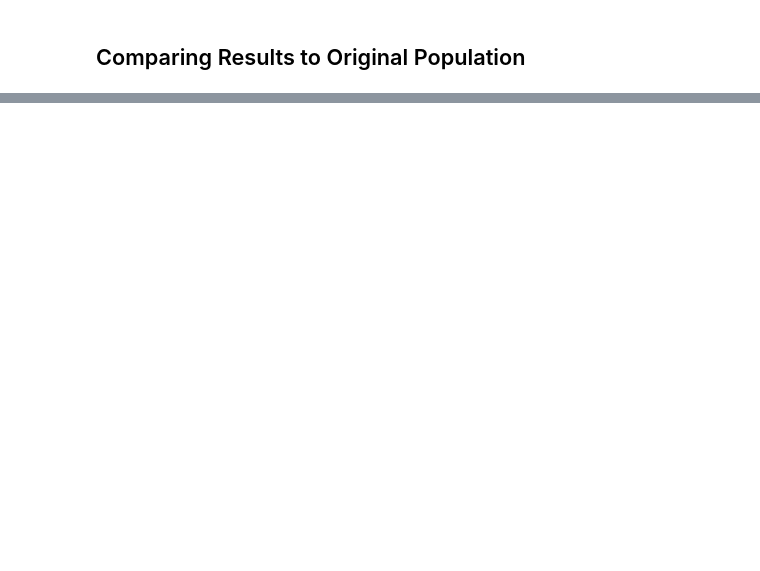
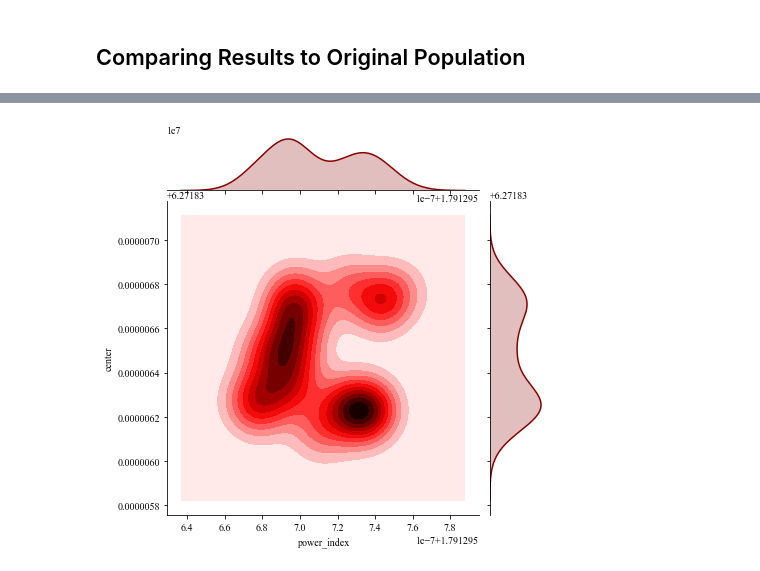
Before and after one commit to phys201/multstars, a Jupyter notebook: simulate_and_model.ipynb, the cells around one changed output, grey strips where cells are left out. Drawn from its saved outputs; the diff is of its cells as text; code cells hidden in the pictures; blank space fills up the shorter version.

```diff
--- a/simulate_and_model.ipynb
+++ b/simulate_and_model.ipynb
@@ -387,0 +408,4 @@ power index = 1.16 + 0.00 - 0.00
+# %%
+sns_plot = sns.jointplot(x='power_index', y='center', data=samples, kind='kde', color='darkred');
+# %% [output]
+[figure, added]
```
Also changed, not shown: parts of 8 cells of this notebook.
